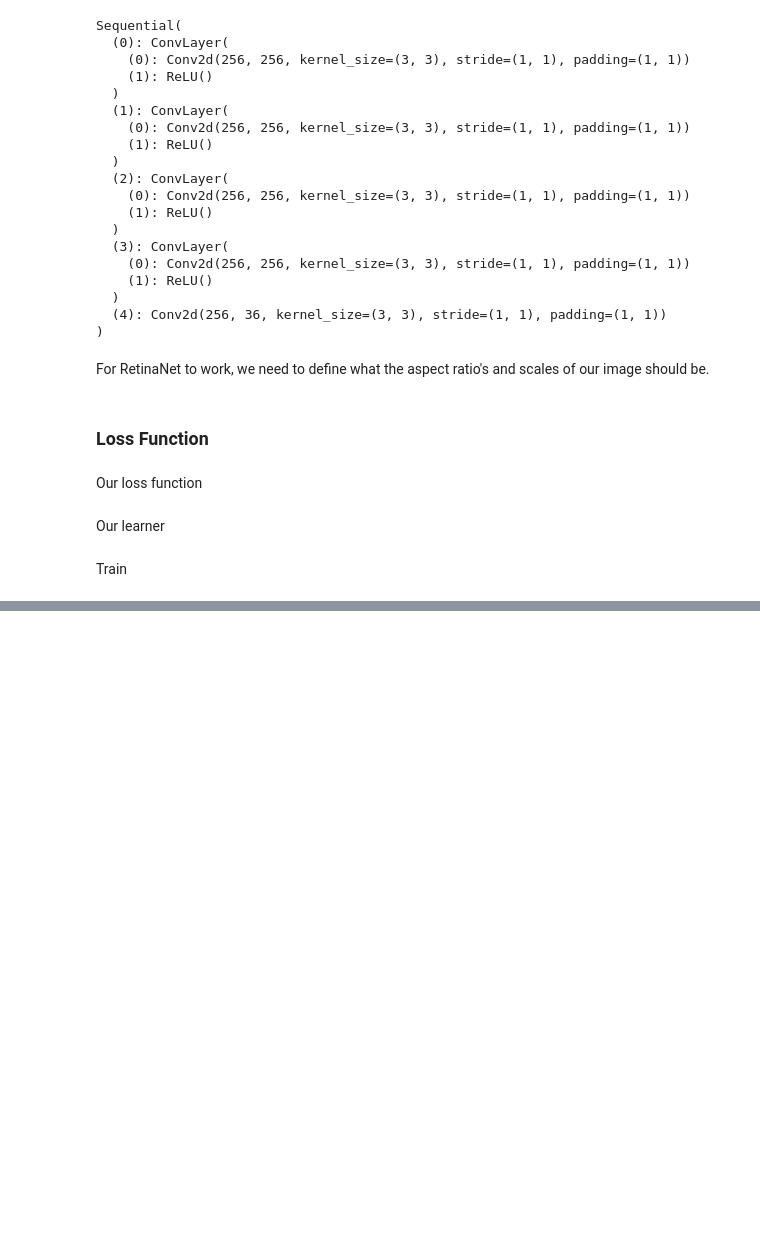
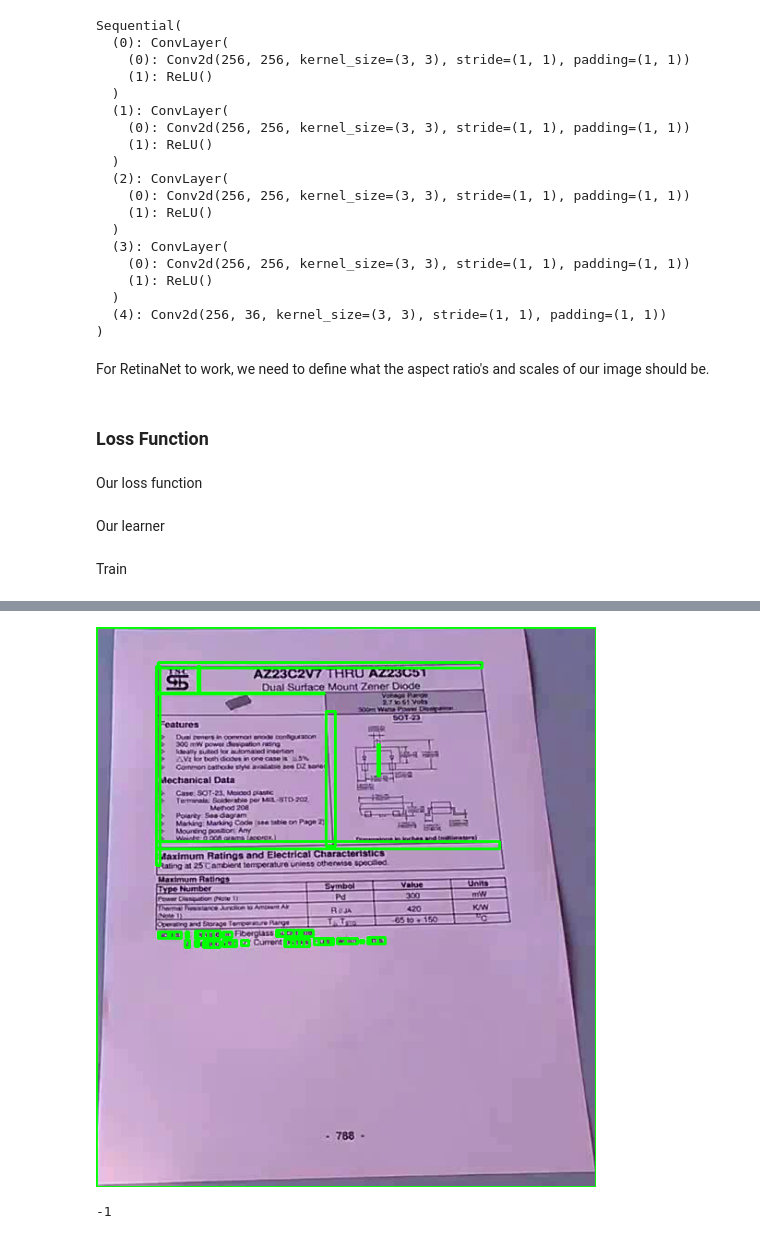
Before and after one commit to alixintong/btt-ai-know-your-customer, a Jupyter notebook: bounding_box.ipynb, the cells around one changed output, grey strips where cells are left out. Cells and saved outputs as stored; diff of their text form; code cells hidden in the pictures; blank space fills up the shorter version.

```diff
--- a/bounding_box.ipynb
+++ b/bounding_box.ipynb
@@ -610,0 +714,15 @@ learn.fit_one_cycle(10, slice(1e-5, 1e-4))
+# %%
+import cv2
+import pytesseract
+
+h, w, c = open_cv_image.shape
+boxes = pytesseract.image_to_boxes(open_cv_image)
+for b in boxes.splitlines():
+    b = b.split(' ')
+    img = cv2.rectangle(open_cv_image, (int(b[1]), h - int(b[2])), (int(b[3]), h - int(b[4])), (0, 255, 0), 2)
+
+cv2_imshow(open_cv_image)
+cv2.waitKey(0)
+# %% [output]
+[figure, added]
+-1
```
Also changed, not shown: parts of 21 cells of this notebook.
